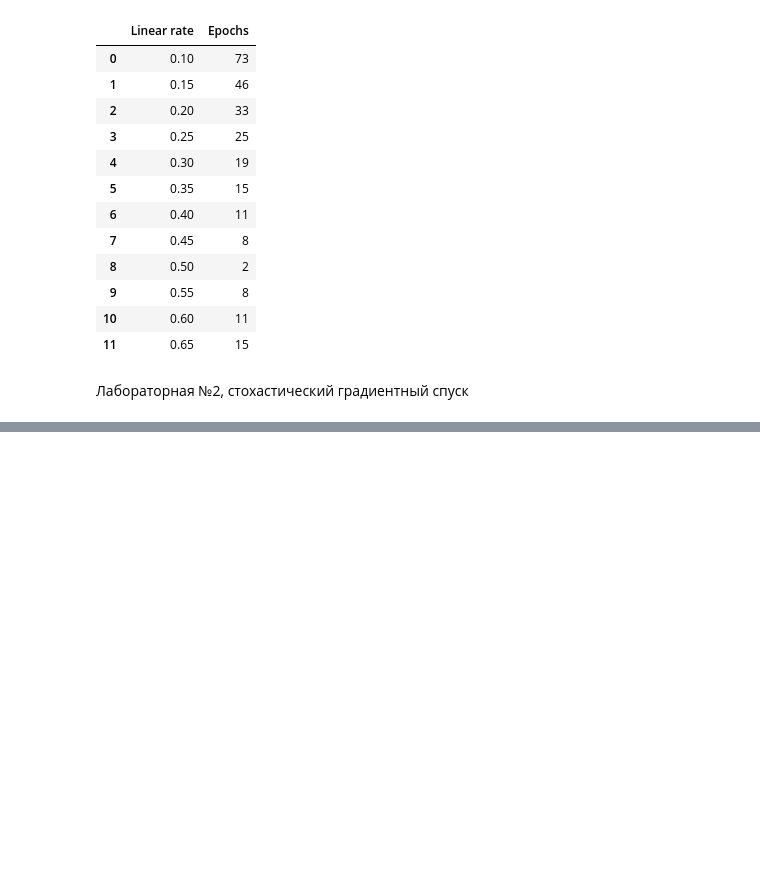
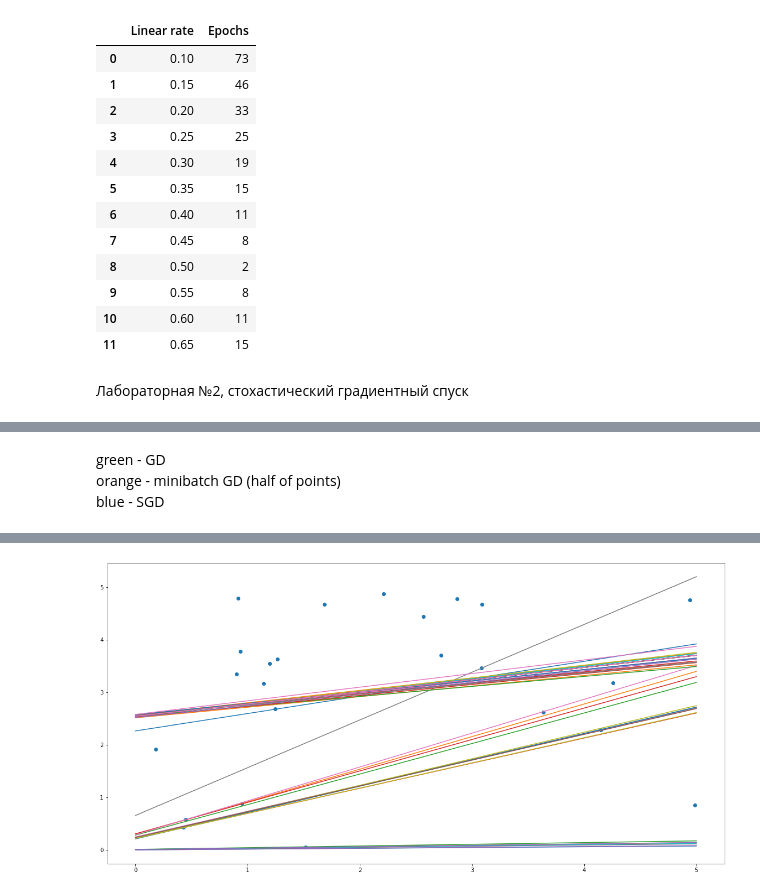
Before and after one commit to labs-metoptim/lab-metopt-1, a Jupyter notebook: gradient_descent.ipynb, the cells around one changed output, grey strips where cells are left out. Cells and saved outputs as stored; diff of their text form; code cells hidden in the pictures; blank space fills up the shorter version.

```diff
--- a/gradient_descent.ipynb
+++ b/gradient_descent.ipynb
@@ -382,0 +435,12 @@ array([3.14500421, 4.12753325, 7.61911551, 5.85003761, 2.50488154,
+# %% [markdown]
+green - GD
+orange - minibatch GD (half of points)
+blue - SGD
+# %%
+painter = Draw(0, 5)
+points = np.stack(painter.draw_random_points(25), axis = 1)
+linear = Linear_Regression(points)
+full_fun = linear.get_full_Function()
+lin_rate_test_list = np.arange(5e-5, 1e-3, 5e-5)
+get_table(linear, make_point(0, 0), lin_rate_test_list, full_fun)
+# %% [output]
@@ -382,0 +464 @@ array([3.14500421, 4.12753325, 7.61911551, 5.85003761, 2.50488154,
+[figure, added]
```
Also changed, not shown: parts of 6 cells of this notebook.
